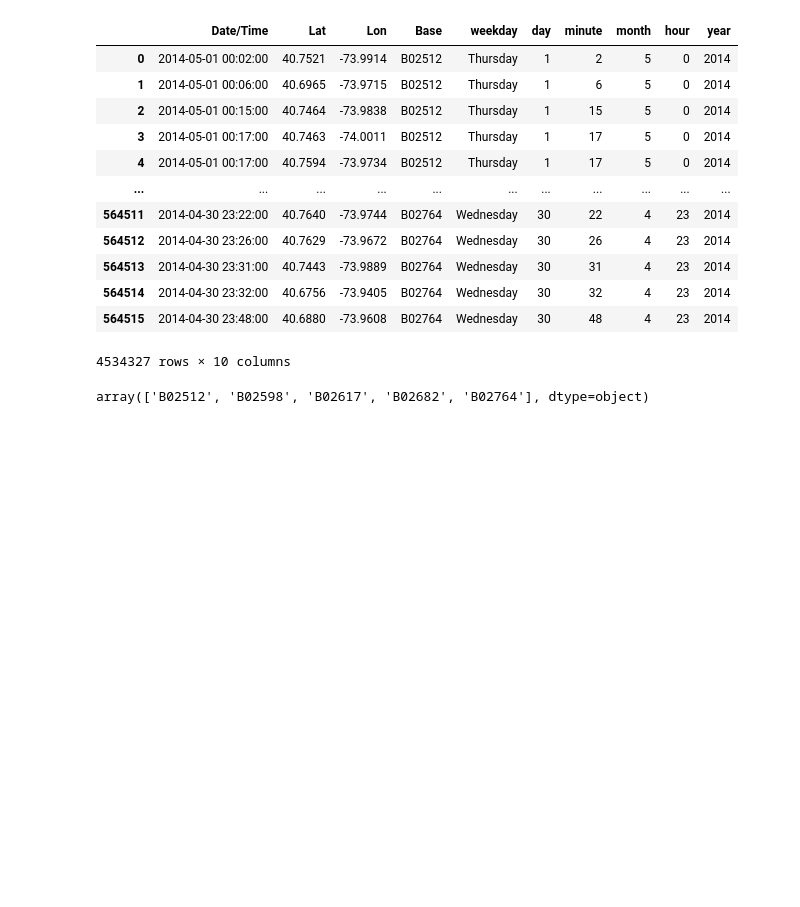
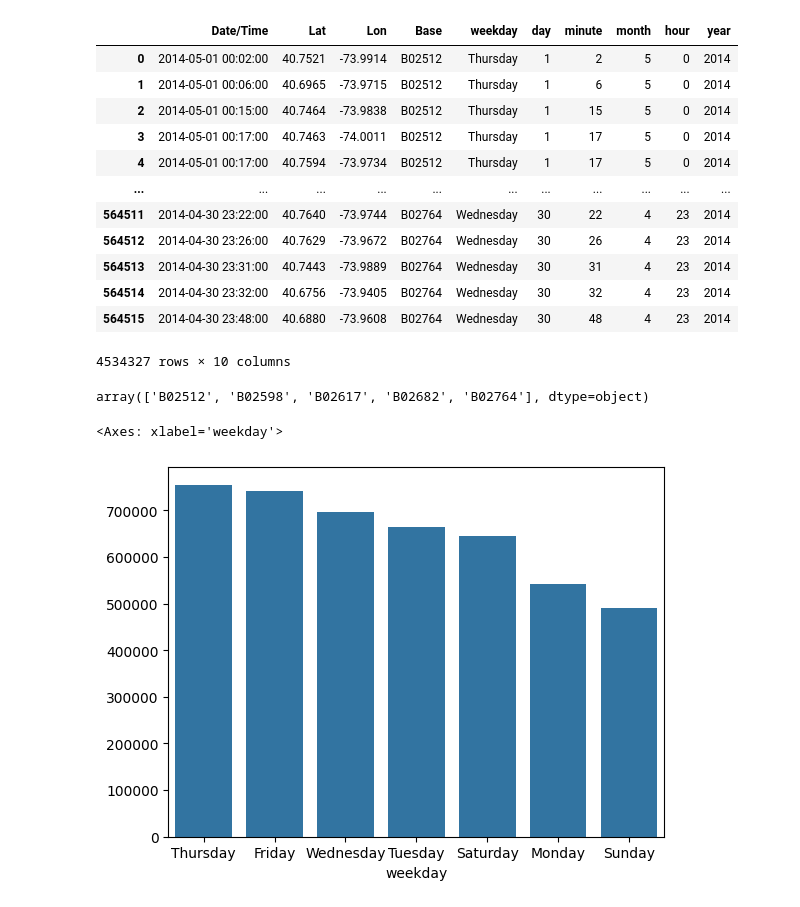
Before and after one commit to agungsuniantara/bootcamp_batch8, a Jupyter notebook: pertemuan16.ipynb, the cells around one changed output. Saved outputs shown, nothing was run; the diff lists cells and outputs as text; code cells hidden in the pictures; blank space fills up the shorter version.

```diff
--- a/pertemuan16.ipynb
+++ b/pertemuan16.ipynb
@@ -123,0 +116,8 @@ array(['B02512', 'B02598', 'B02617', 'B02682', 'B02764'], dtype=object)
+# %%
+import seaborn as sns
+
+counts = df["weekday"].value_counts()
+sns.barplot(x = counts.index, y = counts.values)
+# %% [output]
+<Axes: xlabel='weekday'>
+[figure, added]
```
Also changed, not shown: parts of 8 cells of this notebook, 3 other files.
